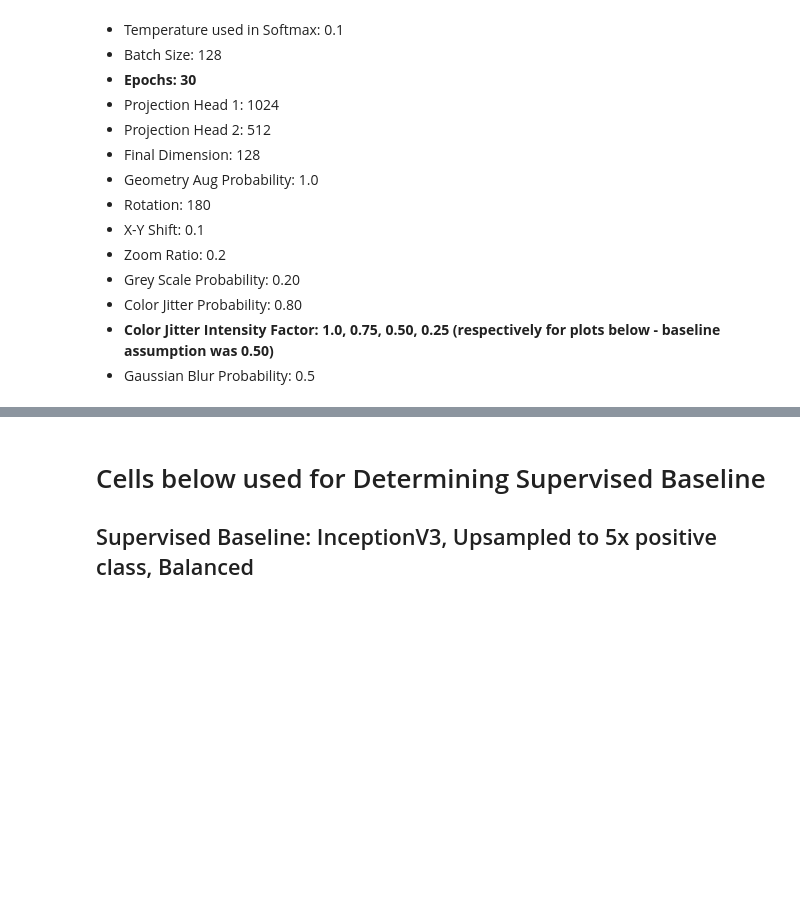
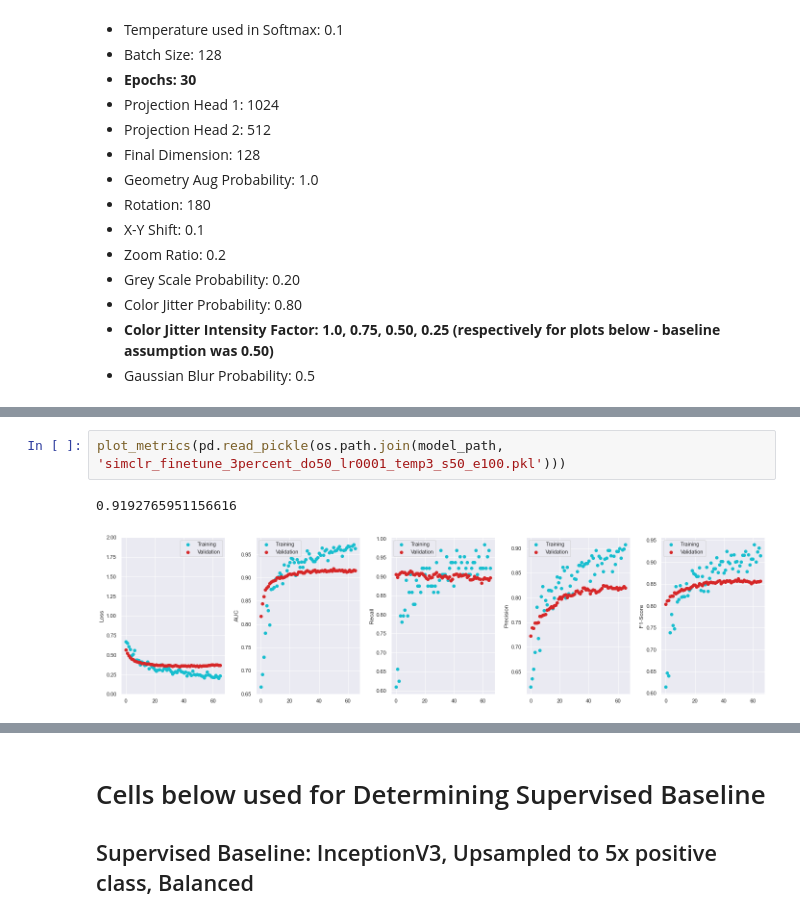
Before and after one commit to mariaauslander/capstone_fall20_irrigation, a Jupyter notebook: BigEarthData/epoch_metrics.ipynb, the cells around one changed output, grey strips where cells are left out. Saved outputs shown, nothing was run; the diff lists cells and outputs as text; blank space fills up the shorter version.

```diff
--- a/BigEarthData/epoch_metrics.ipynb
+++ b/BigEarthData/epoch_metrics.ipynb
@@ -338,0 +440,5 @@ Intensity Factor of 0.5
+# %%
+plot_metrics(pd.read_pickle(os.path.join(model_path, 'simclr_finetune_3percent_do50_lr0001_temp3_s50_e100.pkl')))
+# %% [output]
+0.9192765951156616
+[figure, added]
```
Also changed, not shown: parts of 16 cells of this notebook, 1 other file.
